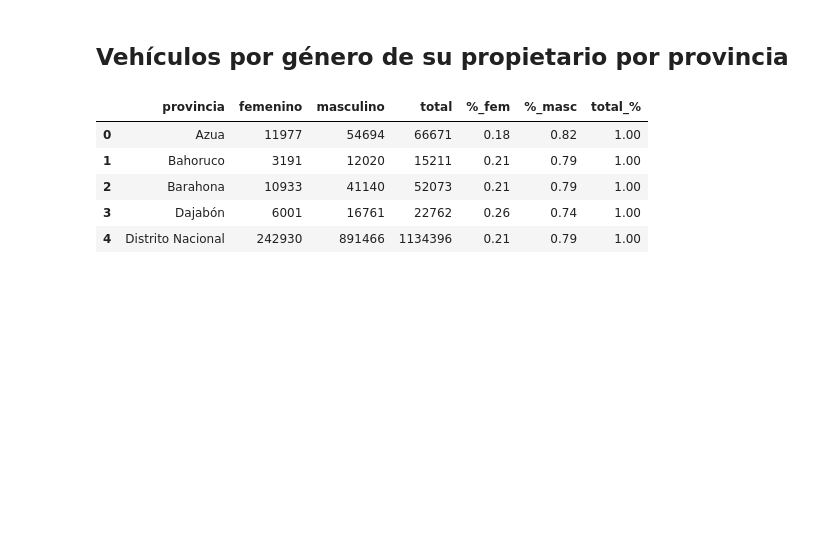
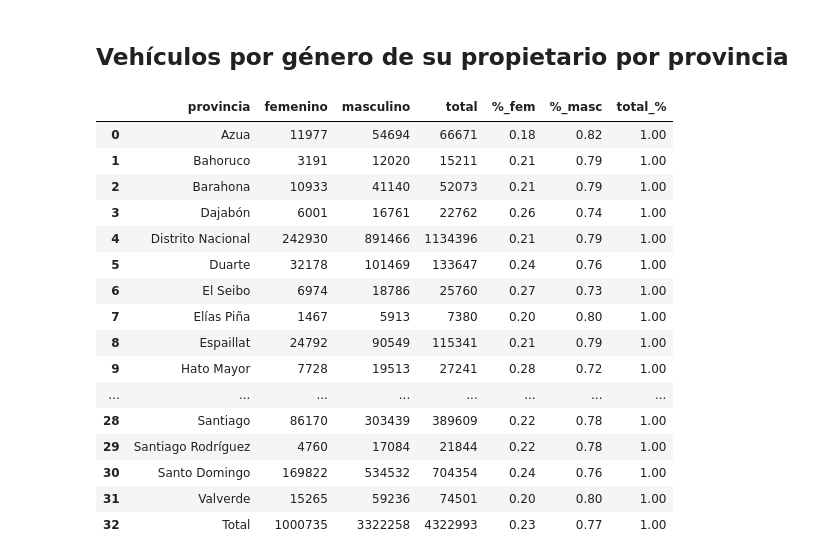
Before and after one commit to ngcarvajall/Accidentes_mortales_RD, a Jupyter notebook: Notebooks/Datos_añadidos.ipynb, the cells around one changed output. Cells and saved outputs as stored; diff of their text form; code cells hidden in the pictures; blank space fills up the shorter version.

```diff
--- a/Notebooks/Datos_añadidos.ipynb
+++ b/Notebooks/Datos_añadidos.ipynb
@@ -247,11 +240,22 @@ df_pveh_genero_rd_prov = df_pveh_genero_rd_prov[['provincia', 'femenino', 'mascu
 # %%
 df_pveh_genero_rd_prov.to_csv('../Datos/datos_plus/parquev_genero_prov.csv')
 # %%
-df_pveh_genero_rd_prov_copia.head()
+df_pveh_genero_rd_prov_copia
 # %% [output]
 |  | provincia | femenino | masculino | total | %_fem | %_masc | total_% |
 | 0 | Azua | 11977 | 54694 | 66671 | 0.18 | 0.82 | 1.00 |
 | 1 | Bahoruco | 3191 | 12020 | 15211 | 0.21 | 0.79 | 1.00 |
 | 2 | Barahona | 10933 | 41140 | 52073 | 0.21 | 0.79 | 1.00 |
 | 3 | Dajabón | 6001 | 16761 | 22762 | 0.26 | 0.74 | 1.00 |
 | 4 | Distrito Nacional | 242930 | 891466 | 1134396 | 0.21 | 0.79 | 1.00 |
+| 5 | Duarte | 32178 | 101469 | 133647 | 0.24 | 0.76 | 1.00 |
+| 6 | El Seibo | 6974 | 18786 | 25760 | 0.27 | 0.73 | 1.00 |
+| 7 | Elías Piña | 1467 | 5913 | 7380 | 0.20 | 0.80 | 1.00 |
+| 8 | Espaillat | 24792 | 90549 | 115341 | 0.21 | 0.79 | 1.00 |
+| 9 | Hato Mayor | 7728 | 19513 | 27241 | 0.28 | 0.72 | 1.00 |
+| ... | ... | ... | ... | ... | ... | ... | ... |
+| 28 | Santiago | 86170 | 303439 | 389609 | 0.22 | 0.78 | 1.00 |
+| 29 | Santiago Rodríguez | 4760 | 17084 | 21844 | 0.22 | 0.78 | 1.00 |
+| 30 | Santo Domingo | 169822 | 534532 | 704354 | 0.24 | 0.76 | 1.00 |
+| 31 | Valverde | 15265 | 59236 | 74501 | 0.20 | 0.80 | 1.00 |
+| 32 | Total | 1000735 | 3322258 | 4322993 | 0.23 | 0.77 | 1.00 |
```
Also changed, not shown: parts of 13 cells of this notebook, 1 other file.
